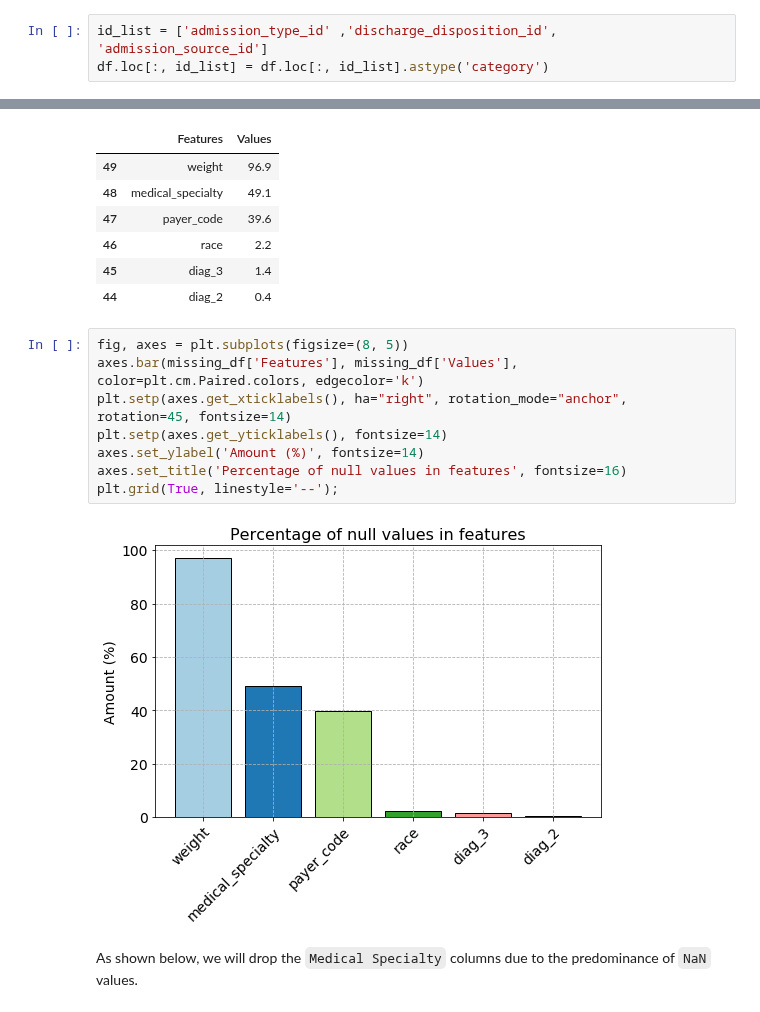
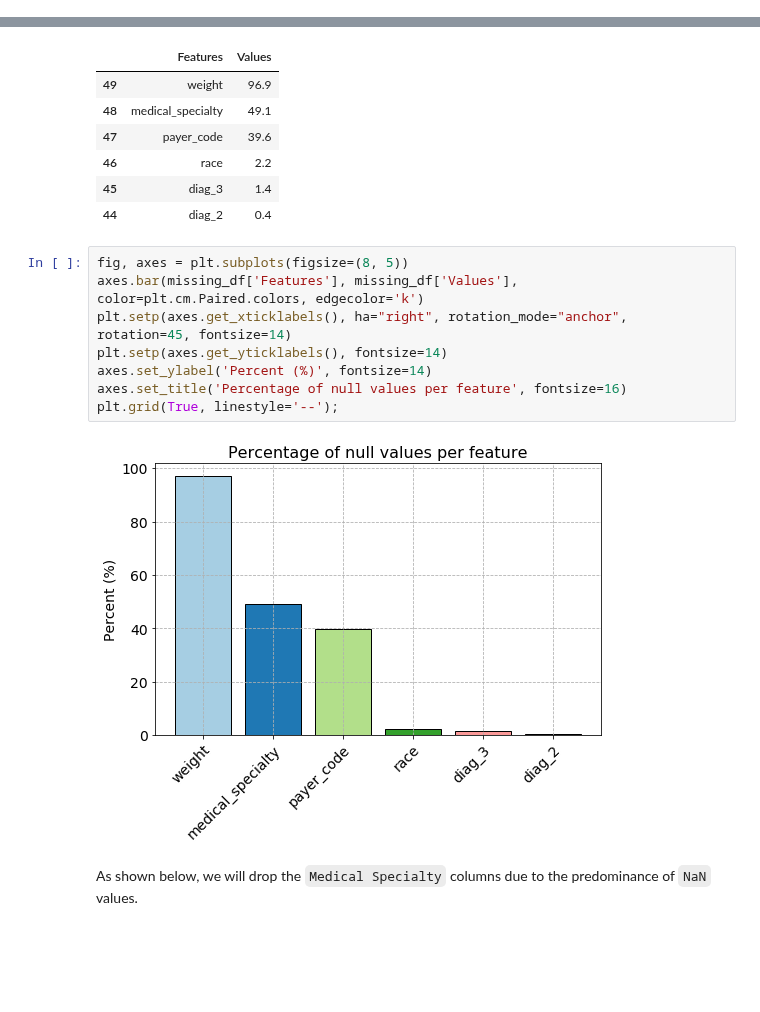
Before and after one commit to capac/kaggle-notebooks, a Jupyter notebook: diabetes-in-130-US-hospitals/1-data-preparation.ipynb, the cells around one changed output, grey strips where cells are left out. Drawn from its saved outputs; the diff is of its cells as text; blank space fills up the shorter version.

```diff
--- a/diabetes-in-130-US-hospitals/1-data-preparation.ipynb
+++ b/diabetes-in-130-US-hospitals/1-data-preparation.ipynb
@@ -58,6 +56,3 @@ Converting the `admission_type_id` ,`discharge_disposition_id` and `admission_so
-# %%
-id_list = ['admission_type_id' ,'discharge_disposition_id', 'admission_source_id']
-df.loc[:, id_list] = df.loc[:, id_list].astype('category')
 # %%
 df.head()
 # %% [output]
@@ -140,13 +135,13 @@ missing_df.head(10)
 # %%
 fig, axes = plt.subplots(figsize=(8, 5))
 axes.bar(missing_df['Features'], missing_df['Values'], color=plt.cm.Paired.colors, edgecolor='k')
 plt.setp(axes.get_xticklabels(), ha="right", rotation_mode="anchor", rotation=45, fontsize=14)
 plt.setp(axes.get_yticklabels(), fontsize=14)
-axes.set_ylabel('Amount (%)', fontsize=14)
-axes.set_title('Percentage of null values in features', fontsize=16)
+axes.set_ylabel('Percent (%)', fontsize=14)
+axes.set_title('Percentage of null values per feature', fontsize=16)
 plt.grid(True, linestyle='--');
 # %% [output]
-[figure, old version]
+[figure, new version]
 # %% [markdown]
 As shown below, we will drop the `Medical Specialty` columns due to the predominance of `NaN` values.
 # %%
```
Also changed, not shown: parts of 45 cells of this notebook.
